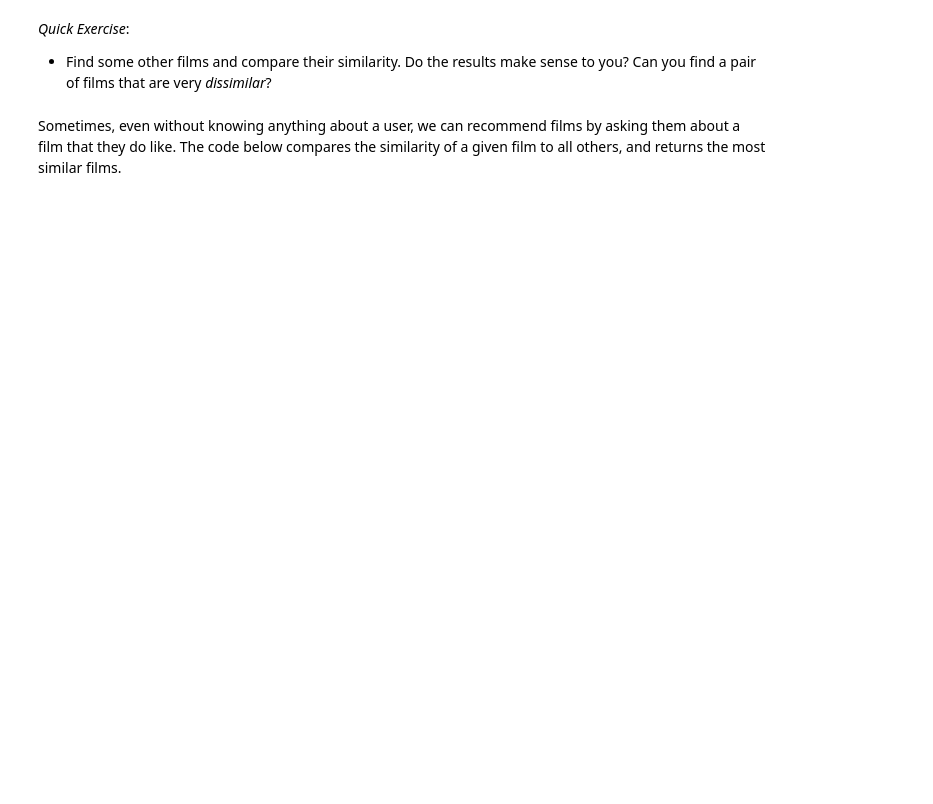
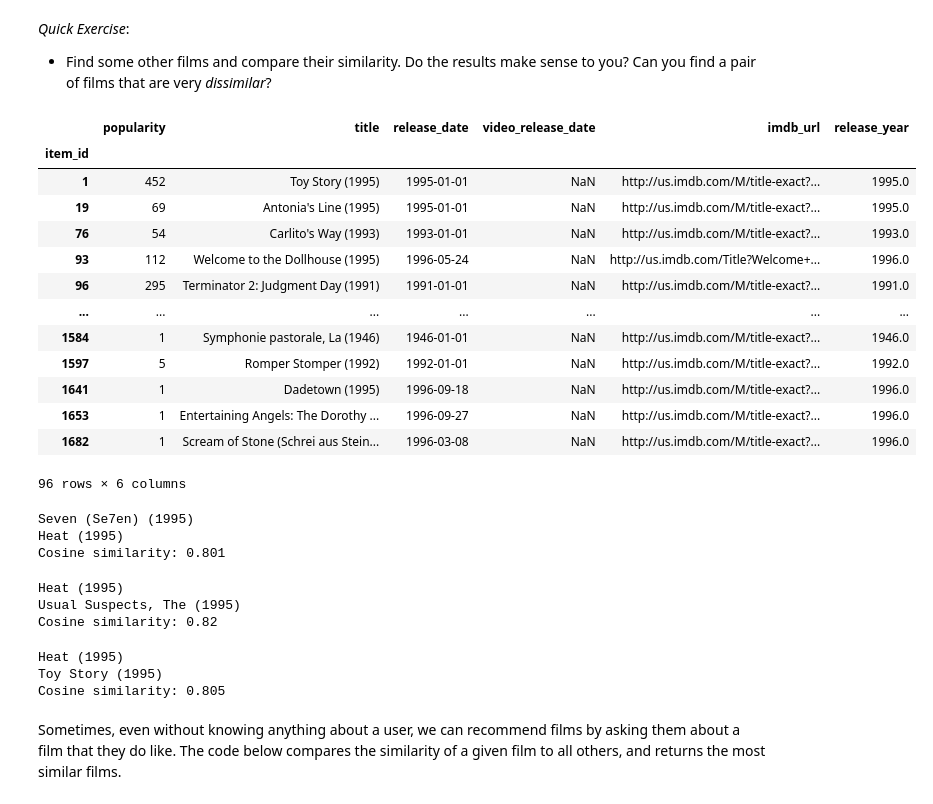
Before and after one commit to maxatrgh/deep_learning, a Jupyter notebook: 01_materials/labs/lab_3.ipynb, the cells around one changed output. Cells and saved outputs as stored; diff of their text form; code cells hidden in the pictures; blank space fills up the shorter version.

```diff
--- a/01_materials/labs/lab_3.ipynb
+++ b/01_materials/labs/lab_3.ipynb
@@ -284,10 +424,43 @@ print_similarity(181, 181, item_embeddings, indexed_items["title"])
 - Find some other films and compare their similarity. Do the results make sense to you? Can you find a pair of films that are very _dissimilar_?
 # %%
 # Code to help you search for a movie title
-partial_title = "Jedi"
+partial_title = "to"
 indexed_items[indexed_items['title'].str.contains(partial_title)]
 
-raise NotImplementedError("Please implement the next steps yourself")
+#raise NotImplementedError("Please implement the next steps yourself")
+# %% [output]
+|  | popularity | title | release_date | video_release_date | imdb_url | release_year |
+| item_id |  |  |  |  |  |  |
+| 1 | 452 | Toy Story (1995) | 1995-01-01 | NaN | http://us.imdb.com/M/title-exact?... | 1995.0 |
+| 19 | 69 | Antonia's Line (1995) | 1995-01-01 | NaN | http://us.imdb.com/M/title-exact?... | 1995.0 |
+| 76 | 54 | Carlito's Way (1993) | 1993-01-01 | NaN | http://us.imdb.com/M/title-exact?... | 1993.0 |
+| 93 | 112 | Welcome to the Dollhouse (1995) | 1996-05-24 | NaN | http://us.imdb.com/Title?Welcome+... | 1996.0 |
+| 96 | 295 | Terminator 2: Judgment Day (1991) | 1991-01-01 | NaN | http://us.imdb.com/M/title-exact?... | 1991.0 |
+| ... | ... | ... | ... | ... | ... | ... |
+| 1584 | 1 | Symphonie pastorale, La (1946) | 1946-01-01 | NaN | http://us.imdb.com/M/title-exact?... | 1946.0 |
+| 1597 | 5 | Romper Stomper (1992) | 1992-01-01 | NaN | http://us.imdb.com/M/title-exact?... | 1992.0 |
+| 1641 | 1 | Dadetown (1995) | 1996-09-18 | NaN | http://us.imdb.com/M/title-exact?... | 1996.0 |
+| 1653 | 1 | Entertaining Angels: The Dorothy ... | 1996-09-27 | NaN | http://us.imdb.com/M/title-exact?... | 1996.0 |
+| 1682 | 1 | Scream of Stone (Schrei aus Stein... | 1996-03-08 | NaN | http://us.imdb.com/M/title-exact?... | 1996.0 |
+96 rows × 6 columns
+# %%
+print_similarity(11, 273, item_embeddings, indexed_items["title"])
+# %% [output]
+Seven (Se7en) (1995)
+Heat (1995)
+Cosine similarity: 0.801
+# %%
+print_similarity(273, 12, item_embeddings, indexed_items["title"])
+# %% [output]
+Heat (1995)
+Usual Suspects, The (1995)
+Cosine similarity: 0.82
+# %%
+print_similarity(273, 1, item_embeddings, indexed_items["title"])
+# %% [output]
+Heat (1995)
+Toy Story (1995)
+Cosine similarity: 0.805
 # %% [markdown]
 Sometimes, even without knowing anything about a user, we can recommend films by asking them about a film that they do like. The code below compares the similarity of a given film to all others, and returns the most similar films.
 # %%
```
Also changed, not shown: parts of 28 cells of this notebook.
